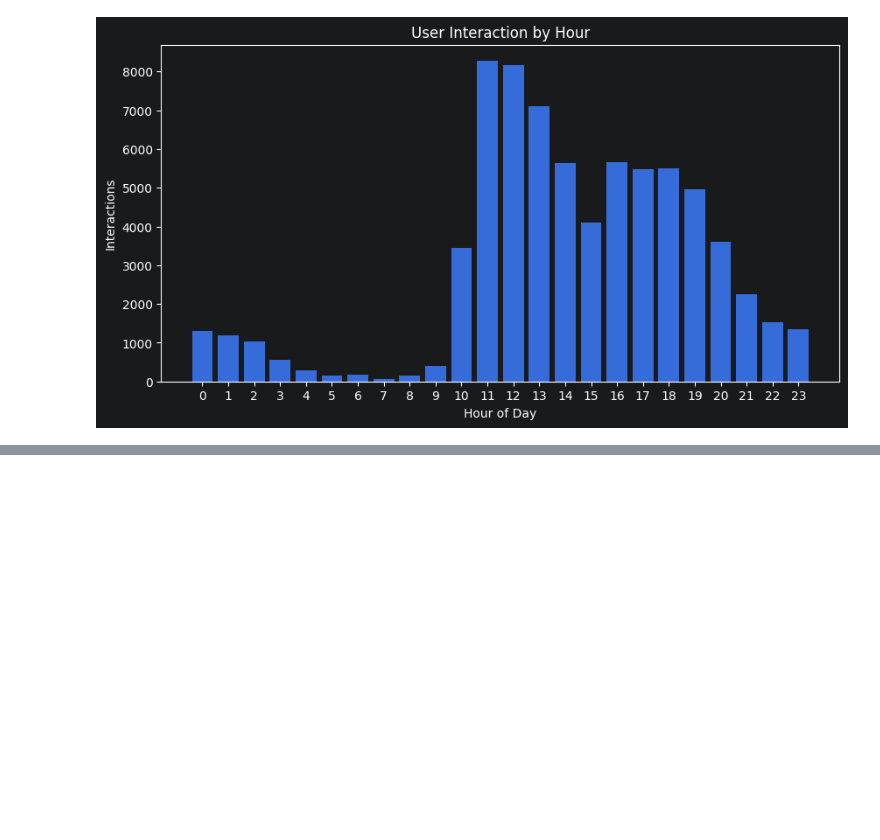
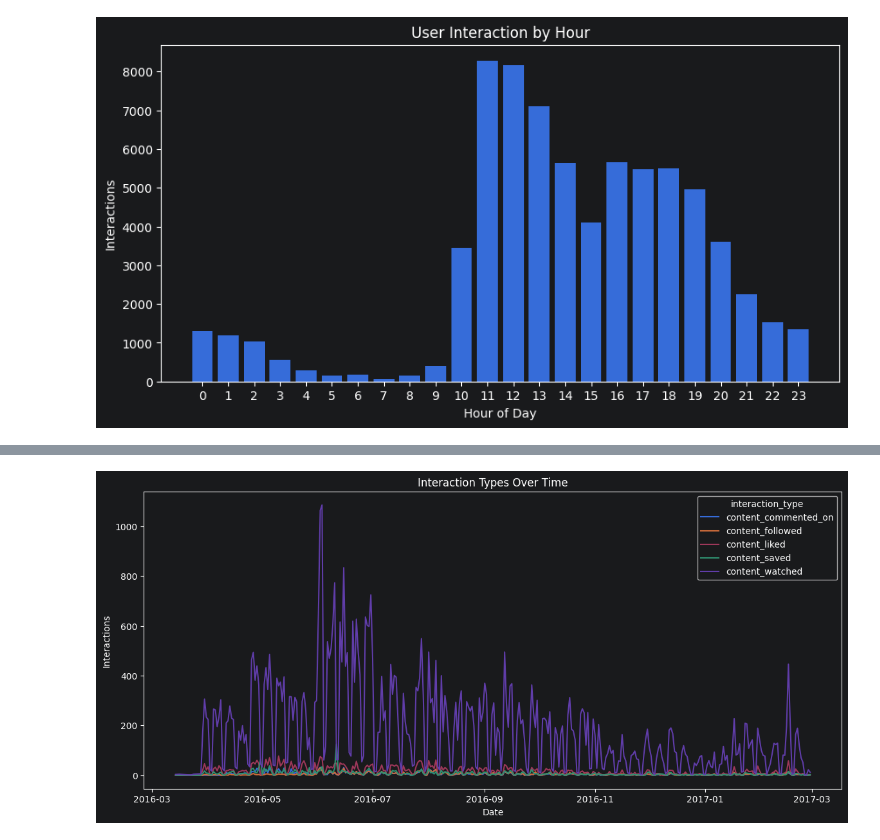
Before and after one commit to PhysicalAIEngineer/iPrint-News-Recommendation-Ranking-System, a Jupyter notebook: Notebook/EDA & Data Preparation.ipynb, the cells around one changed output, grey strips where cells are left out. Saved outputs shown, nothing was run; the diff lists cells and outputs as text; code cells hidden in the pictures; blank space fills up the shorter version.

```diff
--- a/Notebook/EDA & Data Preparation.ipynb
+++ b/Notebook/EDA & Data Preparation.ipynb
@@ -306,0 +395,9 @@ plt.show()
+# %%
+interaction_time = (consumer.groupby([consumer["event_datetime"].dt.date,"interaction_type"]).size().unstack(fill_value=0))
+interaction_time.plot(figsize=(14, 6))
+plt.xlabel("Date")
+plt.ylabel("Interactions")
+plt.title("Interaction Types Over Time")
+plt.show()
+# %% [output]
+[figure, added]
```
Also changed, not shown: parts of 101 cells of this notebook, 13 other files.
